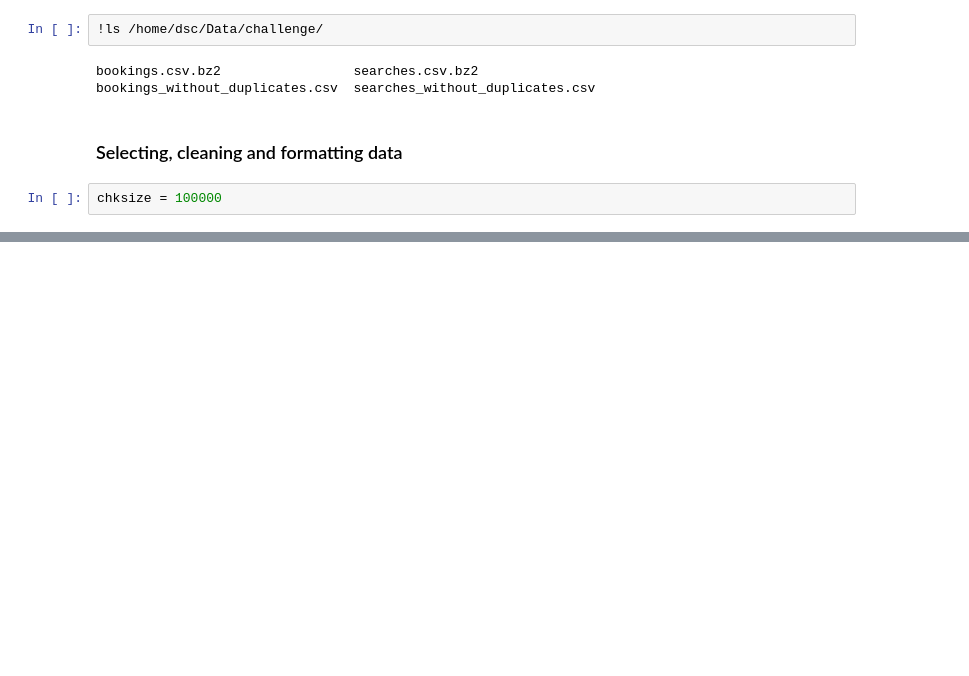
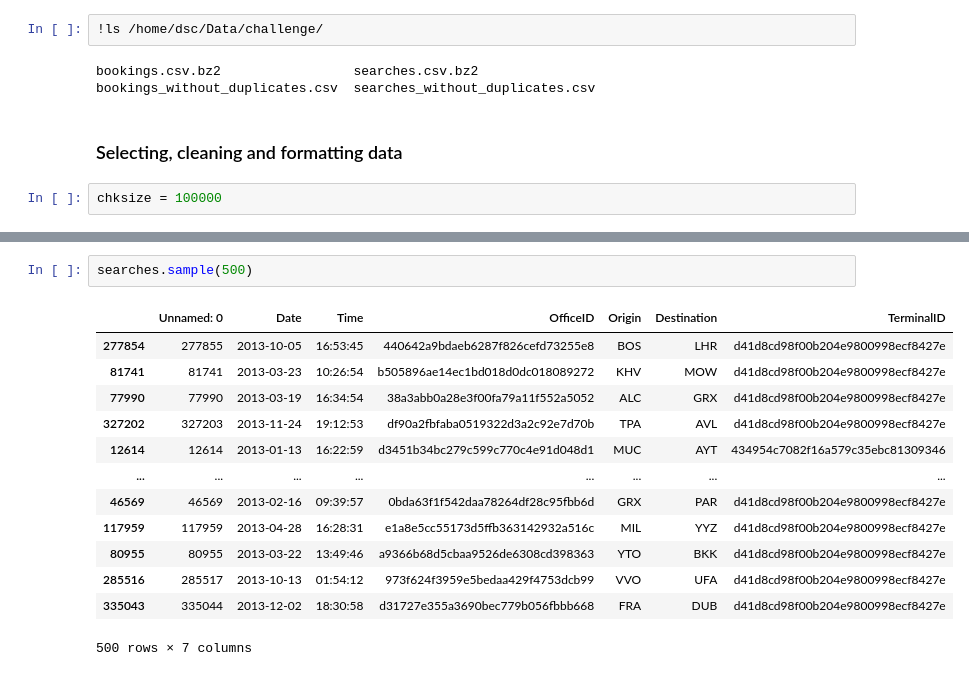
Before and after one commit to Laurajmoreno/DS_Challenge, a Jupyter notebook: Exercise 4 - Searches with bookings match.ipynb, the cells around one changed output, grey strips where cells are left out. Drawn from its saved outputs; the diff is of its cells as text; blank space fills up the shorter version.

```diff
--- a/Exercise 4 - Searches with bookings match.ipynb
+++ b/Exercise 4 - Searches with bookings match.ipynb
@@ -224,0 +272,16 @@ Wall time: 9.51 s
+# %%
+searches.sample(500)
+# %% [output]
+|  | Unnamed: 0 | Date | Time | OfficeID | Origin | Destination | TerminalID |
+| 277854 | 277855 | 2013-10-05 | 16:53:45 | 440642a9bdaeb6287f826cefd73255e8 | BOS | LHR | d41d8cd98f00b204e9800998ecf8427e |
+| 81741 | 81741 | 2013-03-23 | 10:26:54 | b505896ae14ec1bd018d0dc018089272 | KHV | MOW | d41d8cd98f00b204e9800998ecf8427e |
+| 77990 | 77990 | 2013-03-19 | 16:34:54 | 38a3abb0a28e3f00fa79a11f552a5052 | ALC | GRX | d41d8cd98f00b204e9800998ecf8427e |
+| 327202 | 327203 | 2013-11-24 | 19:12:53 | df90a2fbfaba0519322d3a2c92e7d70b | TPA | AVL | d41d8cd98f00b204e9800998ecf8427e |
+| 12614 | 12614 | 2013-01-13 | 16:22:59 | d3451b34bc279c599c770c4e91d048d1 | MUC | AYT | 434954c7082f16a579c35ebc81309346 |
+| ... | ... | ... | ... | ... | ... | ... | ... |
+| 46569 | 46569 | 2013-02-16 | 09:39:57 | 0bda63f1f542daa78264df28c95fbb6d | GRX | PAR | d41d8cd98f00b204e9800998ecf8427e |
+| 117959 | 117959 | 2013-04-28 | 16:28:31 | e1a8e5cc55173d5ffb363142932a516c | MIL | YYZ | d41d8cd98f00b204e9800998ecf8427e |
+| 80955 | 80955 | 2013-03-22 | 13:49:46 | a9366b68d5cbaa9526de6308cd398363 | YTO | BKK | d41d8cd98f00b204e9800998ecf8427e |
+| 285516 | 285517 | 2013-10-13 | 01:54:12 | 973f624f3959e5bedaa429f4753dcb99 | VVO | UFA | d41d8cd98f00b204e9800998ecf8427e |
+| 335043 | 335044 | 2013-12-02 | 18:30:58 | d31727e355a3690bec779b056fbbb668 | FRA | DUB | d41d8cd98f00b204e9800998ecf8427e |
+500 rows × 7 columns
```
Also changed, not shown: parts of 20 cells of this notebook.
